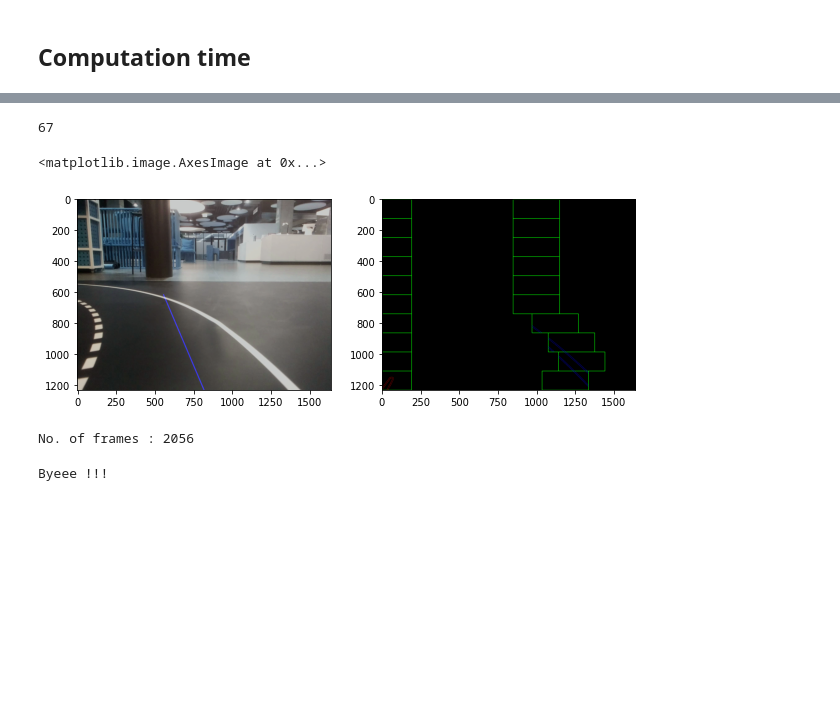
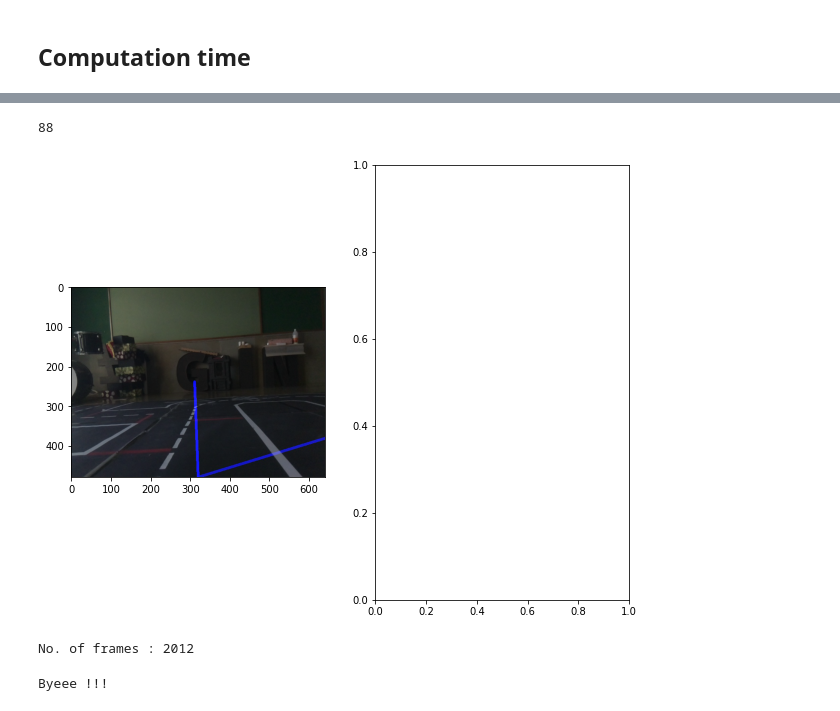
Before and after one commit to Kaushal1011/akatsuki_au_bfmc21, a Jupyter notebook: nbs/LaneKeep-final.ipynb, the cells around one changed output, grey strips where cells are left out. Saved outputs shown, nothing was run; the diff lists cells and outputs as text; code cells hidden in the pictures; blank space fills up the shorter version.

```diff
--- a/nbs/LaneKeep-final.ipynb
+++ b/nbs/LaneKeep-final.ipynb
@@ -108,7 +115,7 @@ class LaneKeep:
         lbroi: float = 0,
         rbroi: float = 1,
         hroi: float = 0.55,
-        preprocess: str = "thres",
+        debug:bool = True
     ):
         """Define LaneKeeping pipeline and parameters
 
@@ -151,6 +158,7 @@ class LaneKeep:
         self.rbroi = rbroi
         self.hroi = hroi
         self.stencil = None
+        self.debug = debug
         if use_perspective:
             pipeline_list = [self.persepective_wrap, self.preprocess]
         else:
@@ -204,13 +212,13 @@ class LaneKeep:
         """Preprocess image for edge detection"""
         # Apply HLS color filtering to filter out white lane lines
         hls = cv2.cvtColor(img, cv2.COLOR_BGR2HLS)
-        lower_white = np.array([180, 180, 180])
-        upper_white = np.array([255, 255, 255])
+        lower_white = np.array([90, 90, 90])
+        upper_white = np.array([255,255,255])
         mask = cv2.inRange(img, lower_white, upper_white)
         hls_result = cv2.bitwise_and(img, img, mask=mask)
 
         # Convert image to grayscale, apply threshold, blur & extract edges
-        gray = cv2.cvtColor(hls_result, cv2.COLOR_BGR2GRAY)
+        gray = cv2.cvtColor(img, cv2.COLOR_BGR2GRAY)
         thres = cv2.adaptiveThreshold(
             gray,
             255,
@@ -222,8 +230,15 @@ class LaneKeep:
         # ret, thresh = cv2.threshold(gray, 160, 255, cv2.THRESH_BINARY)
         blur = cv2.GaussianBlur(thres, self.blur_size, 0)
         canny = cv2.Canny(blur, self.canny_thres1, self.canny_thres2)
+        if self.debug:
+            fig, ((ax1,ax2, ax3),(ax4,ax5,ax6)) = plt.subplots(2,3, figsize=(10,8))
+            ax1.imshow(img)
+            ax2.imshow(hls_result)
+            ax3.imshow(gray)
+            ax4.imshow(thres)
+            ax5.imshow(blur)
+            ax6.imshow(canny)
         return canny
-        return hls_result, gray, thres, blur, canny
 
     def persepective_wrap(self, img: np.ndarray) -> np.ndarray:
         """ROI of image and Perform perspective wrapping on the image"""
@@ -309,3 +324,7 @@ print(time.time() - a)
 # %%
 import time
 import tabulate
+# %%
+
+img = cv2.imread("../Brain/sampleimage.jpg")
+plt.imshow(img)
@@ -312,15 +334,12 @@ import tabulate
 # %%
 idx = 853
-img = col_images[idx]
-lk = LaneKeep(use_perspective=False, computation_method="hough")
+lk = LaneKeep(use_perspective=False, computation_method="hough", debug=False)
 angle = lk(img)
 fig, (ax1,ax2) = plt.subplots(1,2, figsize=(10,8))
 ax1.imshow(display_heading_line(img, angle))
 print(angle)
-ax2.imshow(out_img)
 # %% [output]
-67
+88
-<matplotlib.image.AxesImage at 0x...>
-[figure, old version]
+[figure, new version]
 # %%
 lks = [
@@ -373,9 +392,9 @@ def process_video(video_path: str, out_path: str, lks: List[Callable], table=[])
 
 # print(tabulate.tabulate(table))
 # %%
-process_video("./data/Records/bfmc2020_online_3.avi", f"./data/hough_persp+norm.avi", lks)
+process_video("./data/Records/home.mp4", f"./data/home_hough_persp+norm.avi", lks)
 # %% [output]
-No. of frames : 2056
+No. of frames : 2012
 # %%
 print("Byeee !!!")
 # %% [output]
```
Also changed, not shown: parts of 6 cells of this notebook, 2 other files.
